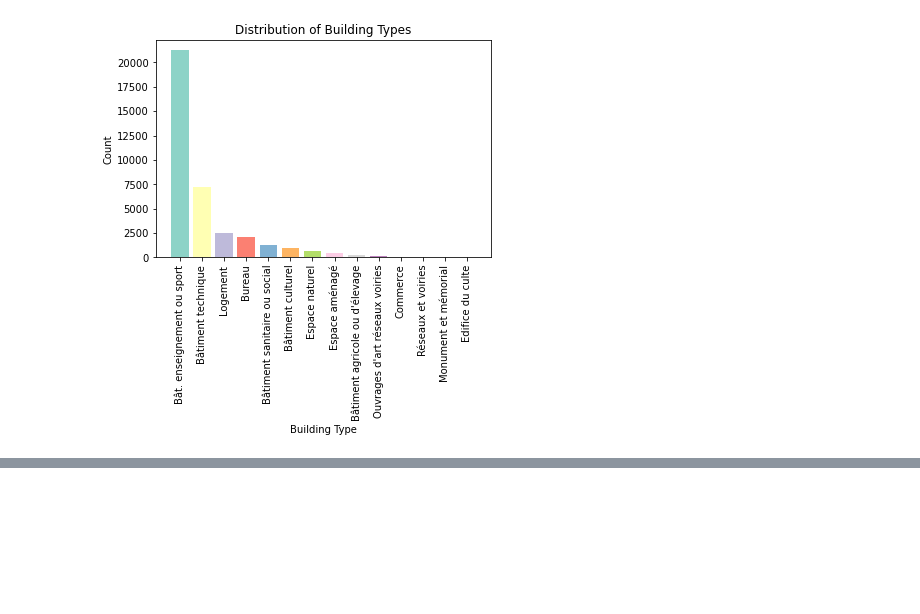
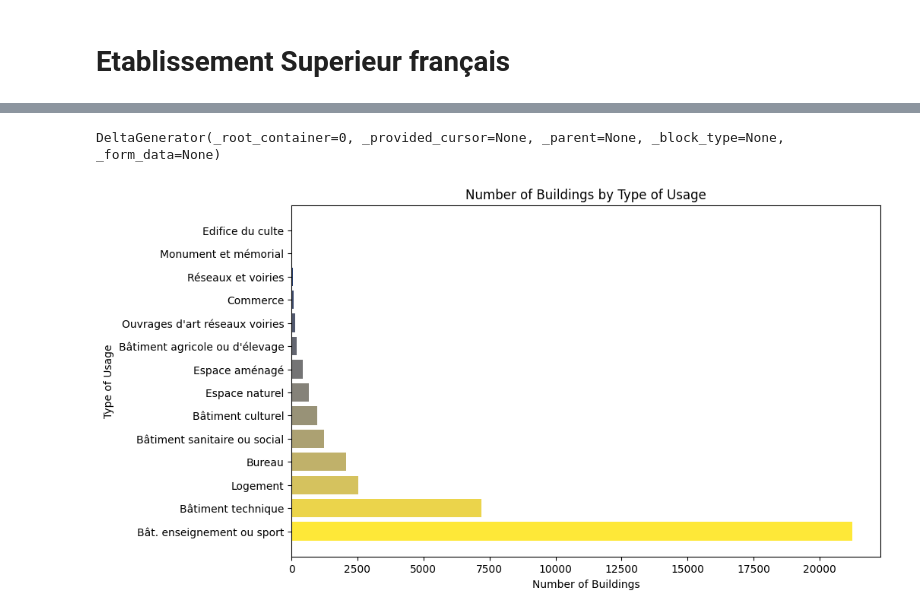
Before and after one commit to rafigakh/my-awesome-streamlit-fron-tend, a Jupyter notebook: main.ipynb, the cells around one changed output, grey strips where cells are left out. Saved outputs shown, nothing was run; the diff lists cells and outputs as text; code cells hidden in the pictures; blank space fills up the shorter version.

```diff
--- a/main.ipynb
+++ b/main.ipynb
@@ -134,25 +1,49 @@ plt.show()
-# %%
-import matplotlib.pyplot as plt
-import pandas as pd
-
-# Group the data by 'Type bât.' and count the occurrences
-building_type_counts = df['type_bat'].value_counts()
-
-# Create a color palette
-colors = plt.cm.Set3(range(len(building_type_counts)))
-
-# Create a bar chart with custom colors
-plt.bar(building_type_counts.index, building_type_counts, color=colors)
-
-# Set the axis labels and title
-plt.xlabel('Building Type')
-plt.ylabel('Count')
-plt.title('Distribution of Building Types')
-
-# Rotate x-axis labels for better readability (optional)
-plt.xticks(rotation=90)
-
-# Display the plot
-plt.show()
-# %% [output]
-[figure, removed]
+# %% [markdown]
+# Etablissement Superieur français
+# %%
+import streamlit as st
+import matplotlib.pyplot as plt
+import numpy as np
+import pandas as pd
+
+
+# Chemin d'accès complet du fichier CSV
+path = r"data\fr-esr-patrimoine-immobilier-des-operateurs-de-l-enseignement-superieur (3).csv"
+
+# Lire le fichier CSV dans un DataFrame
+data = pd.read_csv(path, sep=";", low_memory=False)
+
+# Effectuer des opérations sur les données du DataFrame
+# ...
+
+
+# Chemin d'accès complet du fichier CSV
+path = r"data\fr-esr-patrimoine-immobilier-des-operateurs-de-l-enseignement-superieur (3).csv"
+
+# Lire le fichier CSV dans un DataFrame
+data = pd.read_csv(path, sep=";", low_memory=False)
+
+# Effectuer des opérations sur les données du DataFrame
+# ...
+
+
+# Count the number of buildings by type of usage and sort in descending order
+building_usage_counts = data['type_bat'].value_counts().sort_values(ascending=False)
+
+# Generate a color map based on the number of bars
+color_map = plt.cm.cividis_r(np.linspace(0, 1, len(building_usage_counts)))
+
+# Create a figure and axis using Streamlit
+fig, ax = plt.subplots(figsize=(10, 6))
+
+# Plot the horizontal bar chart with different colors based on descending order
+ax.barh(building_usage_counts.index, building_usage_counts.values, color=color_map)
+
+# Set the axis labels and title
+ax.set_xlabel('Number of Buildings')
+ax.set_ylabel('Type of Usage')
+ax.set_title('Number of Buildings by Type of Usage')
+
+# Display the chart using Streamlit
+st.pyplot(fig)
+# %% [output]
@@ -158,0 +56,2 @@ plt.show()
+DeltaGenerator(_root_container=0, _provided_cursor=None, _parent=None, _block_type=None, _form_data=None)
+[figure, added]
```
Also changed, not shown: parts of 11 cells of this notebook.
